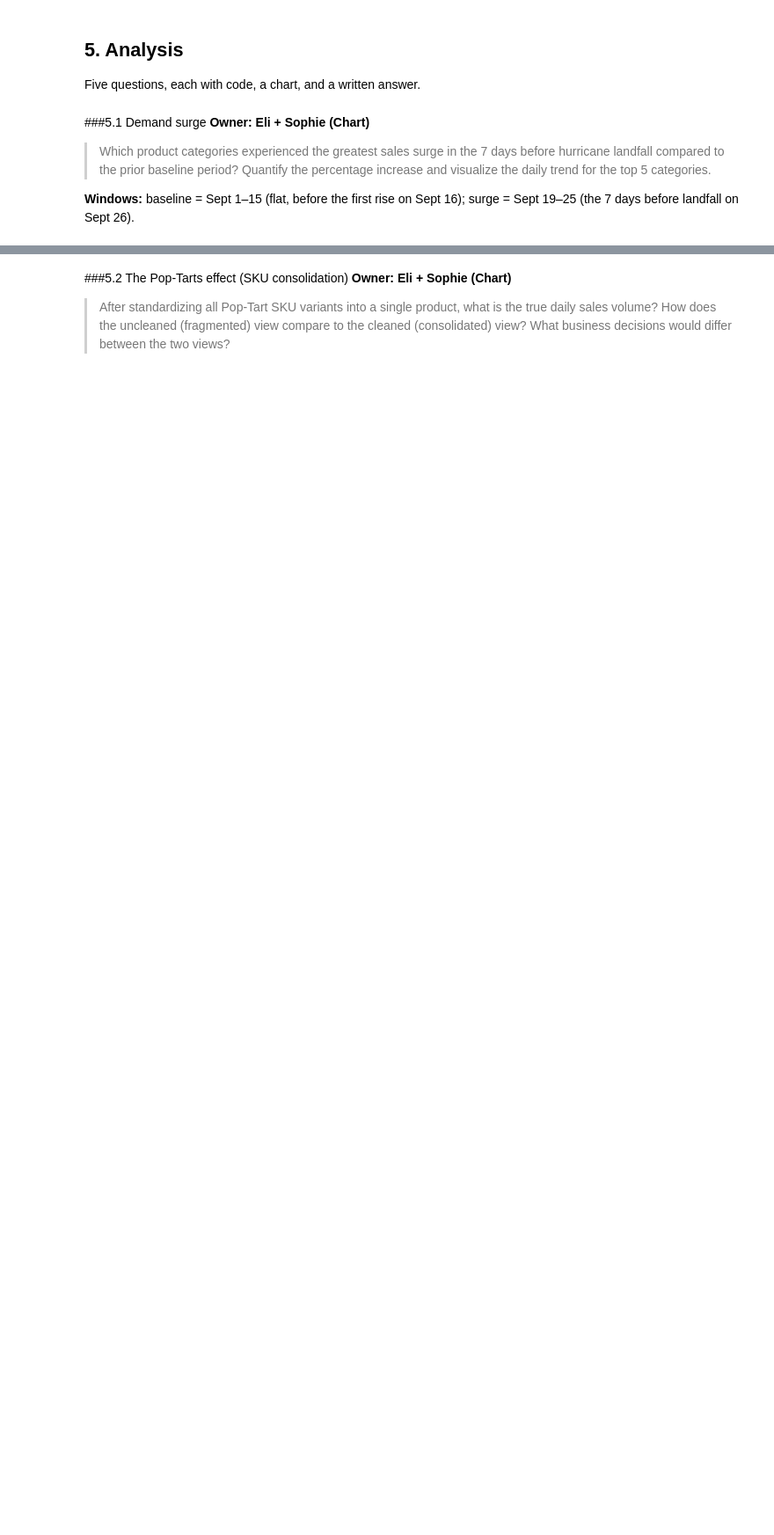
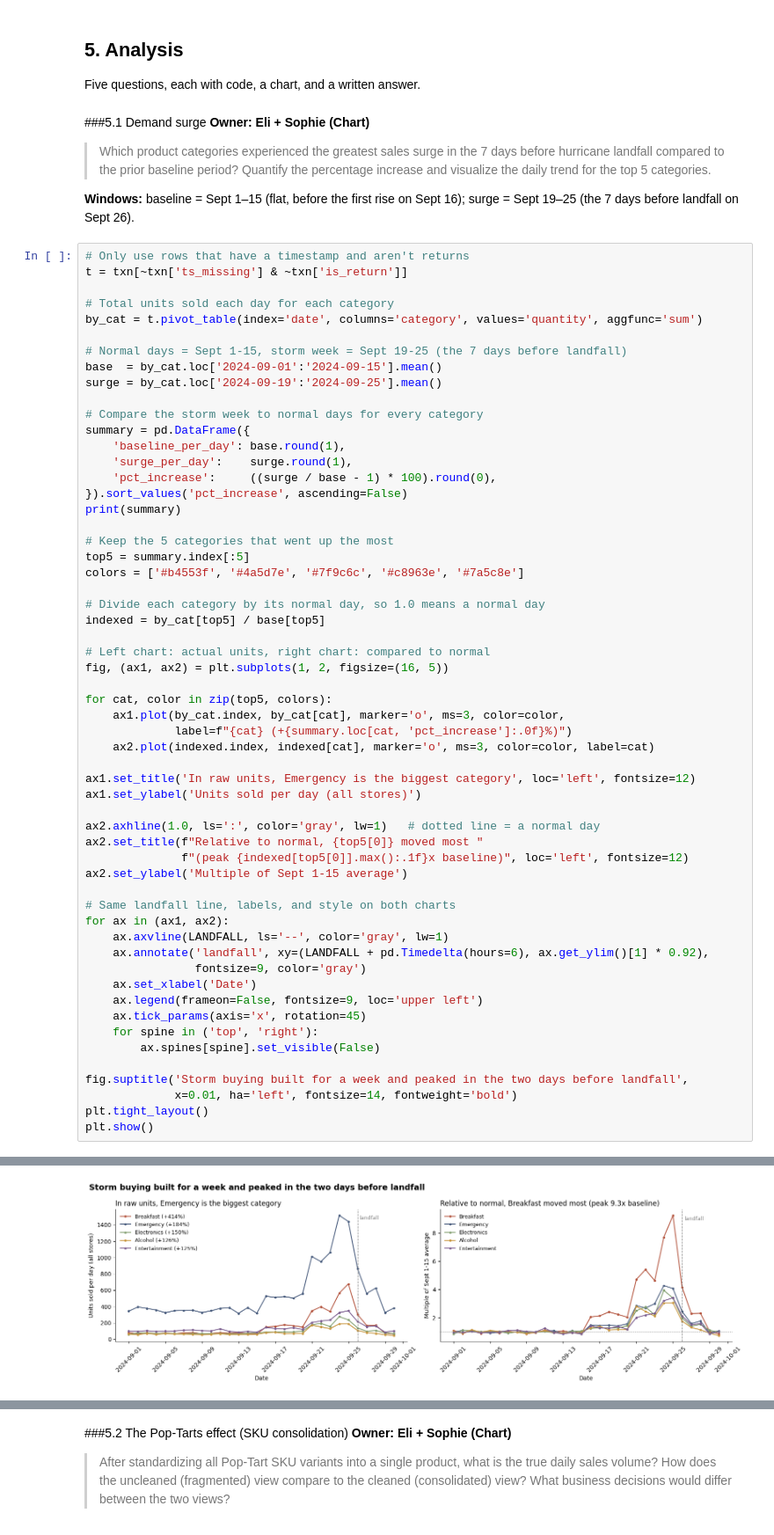
Before and after one commit to elijahschoeniger-cpu/Walmart-Project-1-, a Jupyter notebook: notebooks/team_notebook.ipynb, the cells around one changed output, grey strips where cells are left out. Shown at 88% size. Drawn from its saved outputs; the diff is of its cells as text; blank space fills up the shorter version.

Commit message:
Add Q1, Q2, Q4, Q5 code for charts; move weather charts which AJ already created into Q3

```diff
--- a/notebooks/team_notebook.ipynb
+++ b/notebooks/team_notebook.ipynb
@@ -909,3 +908,61 @@ Five questions, each with code, a chart, and a written answer.
 > Which product categories experienced the greatest sales surge in the 7 days before hurricane landfall compared to the prior baseline period? Quantify the percentage increase and visualize the daily trend for the top 5 categories.
 
 **Windows:** baseline = Sept 1–15 (flat, before the first rise on Sept 16); surge = Sept 19–25 (the 7 days before landfall on Sept 26).
+# %%
+# Only use rows that have a timestamp and aren't returns
+t = txn[~txn['ts_missing'] & ~txn['is_return']]
+
+# Total units sold each day for each category
+by_cat = t.pivot_table(index='date', columns='category', values='quantity', aggfunc='sum')
+
+# Normal days = Sept 1-15, storm week = Sept 19-25 (the 7 days before landfall)
+base  = by_cat.loc['2024-09-01':'2024-09-15'].mean()
+surge = by_cat.loc['2024-09-19':'2024-09-25'].mean()
+
+# Compare the storm week to normal days for every category
+summary = pd.DataFrame({
+    'baseline_per_day': base.round(1),
+    'surge_per_day':    surge.round(1),
+    'pct_increase':     ((surge / base - 1) * 100).round(0),
+}).sort_values('pct_increase', ascending=False)
+print(summary)
+
+# Keep the 5 categories that went up the most
+top5 = summary.index[:5]
+colors = ['#b4553f', '#4a5d7e', '#7f9c6c', '#c8963e', '#7a5c8e']
+
+# Divide each category by its normal day, so 1.0 means a normal day
+indexed = by_cat[top5] / base[top5]
+
+# Left chart: actual units, right chart: compared to normal
+fig, (ax1, ax2) = plt.subplots(1, 2, figsize=(16, 5))
+
+for cat, color in zip(top5, colors):
+    ax1.plot(by_cat.index, by_cat[cat], marker='o', ms=3, color=color,
+             label=f"{cat} (+{summary.loc[cat, 'pct_increase']:.0f}%)")
+    ax2.plot(indexed.index, indexed[cat], marker='o', ms=3, color=color, label=cat)
+
+ax1.set_title('In raw units, Emergency is the biggest category', loc='left', fontsize=12)
+ax1.set_ylabel('Units sold per day (all stores)')
+
+ax2.axhline(1.0, ls=':', color='gray', lw=1)   # dotted line = a normal day
+ax2.set_title(f"Relative to normal, {top5[0]} moved most "
+              f"(peak {indexed[top5[0]].max():.1f}x baseline)", loc='left', fontsize=12)
+ax2.set_ylabel('Multiple of Sept 1-15 average')
+
+# Same landfall line, labels, and style on both charts
+for ax in (ax1, ax2):
+    ax.axvline(LANDFALL, ls='--', color='gray', lw=1)
+    ax.annotate('landfall', xy=(LANDFALL + pd.Timedelta(hours=6), ax.get_ylim()[1] * 0.92),
+                fontsize=9, color='gray')
+    ax.set_xlabel('Date')
+    ax.legend(frameon=False, fontsize=9, loc='upper left')
+    ax.tick_params(axis='x', rotation=45)
+    for spine in ('top', 'right'):
+        ax.spines[spine].set_visible(False)
+
+fig.suptitle('Storm buying built for a week and peaked in the two days before landfall',
+             x=0.01, ha='left', fontsize=14, fontweight='bold')
+plt.tight_layout()
+plt.show()
+# %% [output]
@@ -911,0 +981 @@ Five questions, each with code, a chart, and a written answer.
+[figure, added]
```
Also changed, not shown: parts of 24 cells of this notebook.
